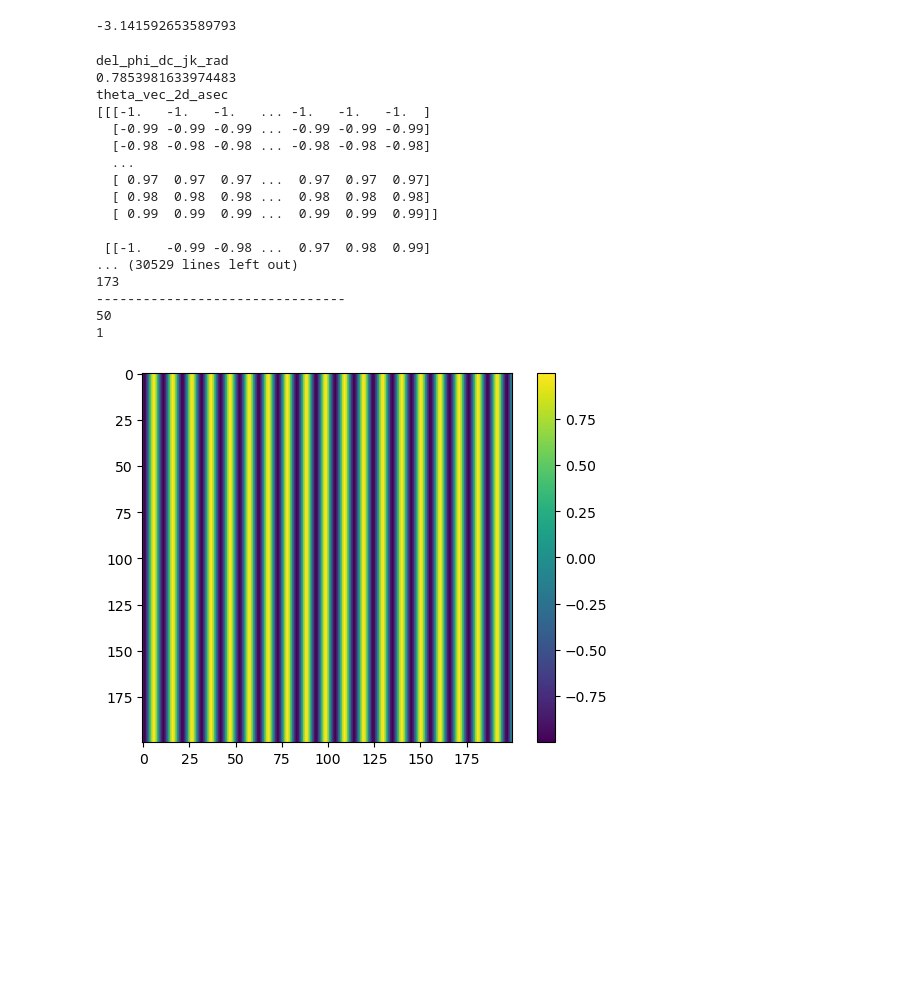
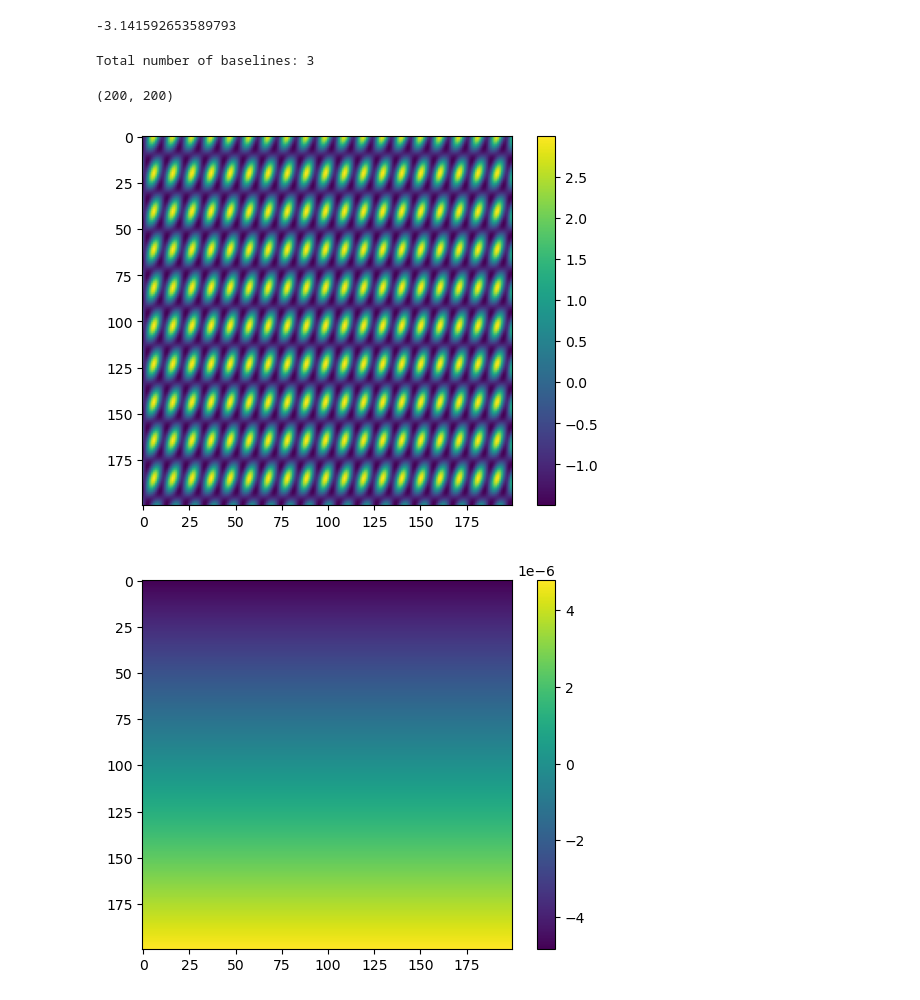
Before and after one commit to mwanakijiji/life_detectors, a Jupyter notebook: notebooks/dev_transmission_screens.ipynb, the cells around one changed output. Saved outputs shown, nothing was run; the diff lists cells and outputs as text; code cells hidden in the pictures; blank space fills up the shorter version.

```diff
--- a/notebooks/dev_transmission_screens.ipynb
+++ b/notebooks/dev_transmission_screens.ipynb
@@ -115,7 +115,7 @@ wavel_m = 1e-6 # wavelength in meters
 # %% [output]
 -3.141592653589793
 # %%
-def R_theta_vec(A_vec, x_vec, phi_dc_vec_rad, theta_vec_2d_asec, wavel_m):
+def old_R_theta_vec(A_vec, x_vec, phi_dc_vec_rad, theta_vec_2d_asec, wavel_m):
     # theta_vec_rad: cube with slice 0 = y_asec, slice 1 = x_asec
 
     del_phi_dc_jk_rad = phi_dc_vec_rad[1] - phi_dc_vec_rad[0] # differential phase between two branches [rad]
@@ -190,26 +236,30 @@ def R_theta_vec(A_vec, x_vec, phi_dc_vec_rad, theta_vec_2d_asec, wavel_m):
 # %%
-test = R_theta_vec(A_vec=A_vec, x_vec=x_vec, phi_dc_vec_rad=phi_dc_vec_rad, theta_vec_2d_asec=astro_cube[1:,:,:], wavel_m=wavel_m)
+# test screen
+A_vec = np.array([1, 1, 1])
+x_vec = np.array(([0, -1], [0, 1], [1, 1]))
+phi_dc_vec_rad = np.array([0, np.pi/4, 0])
+test_new = R_theta_vec(A_vec=A_vec, x_vec=x_vec, phi_dc_vec_rad=phi_dc_vec_rad, theta_vec_2d_asec=astro_cube[1:,:,:], wavel_m=wavel_m)
 # %% [output]
-del_phi_dc_jk_rad
-0.7853981633974483
-theta_vec_2d_asec
-[[[-1.   -1.   -1.   ... -1.   -1.   -1.  ]
-  [-0.99 -0.99 -0.99 ... -0.99 -0.99 -0.99]
-  [-0.98 -0.98 -0.98 ... -0.98 -0.98 -0.98]
-  ...
-  [ 0.97  0.97  0.97 ...  0.97  0.97  0.97]
-  [ 0.98  0.98  0.98 ...  0.98  0.98  0.98]
-  [ 0.99  0.99  0.99 ...  0.99  0.99  0.99]]
-
- [[-1.   -0.99 -0.98 ...  0.97  0.98  0.99]
-... (30529 lines left out)
-173
---------------------------------
-50
-1
+Total number of baselines: 3
+# %%
+test_new.shape
+# %% [output]
+(200, 200)
 # %%
-plt.imshow(test)
+
+plt.imshow(test_new[0,:,:])
 plt.colorbar()
 plt.show()
+
+
+plt.imshow(test_new[1,:,:])
+plt.colorbar()
+plt.show()
+
+
+plt.imshow(test_new[2,:,:])
+plt.colorbar()
+plt.show()
 # %% [output]
-[figure, old version]
+[figure, new version]
+[figure, added]
```
Also changed, not shown: parts of 2 cells of this notebook.
